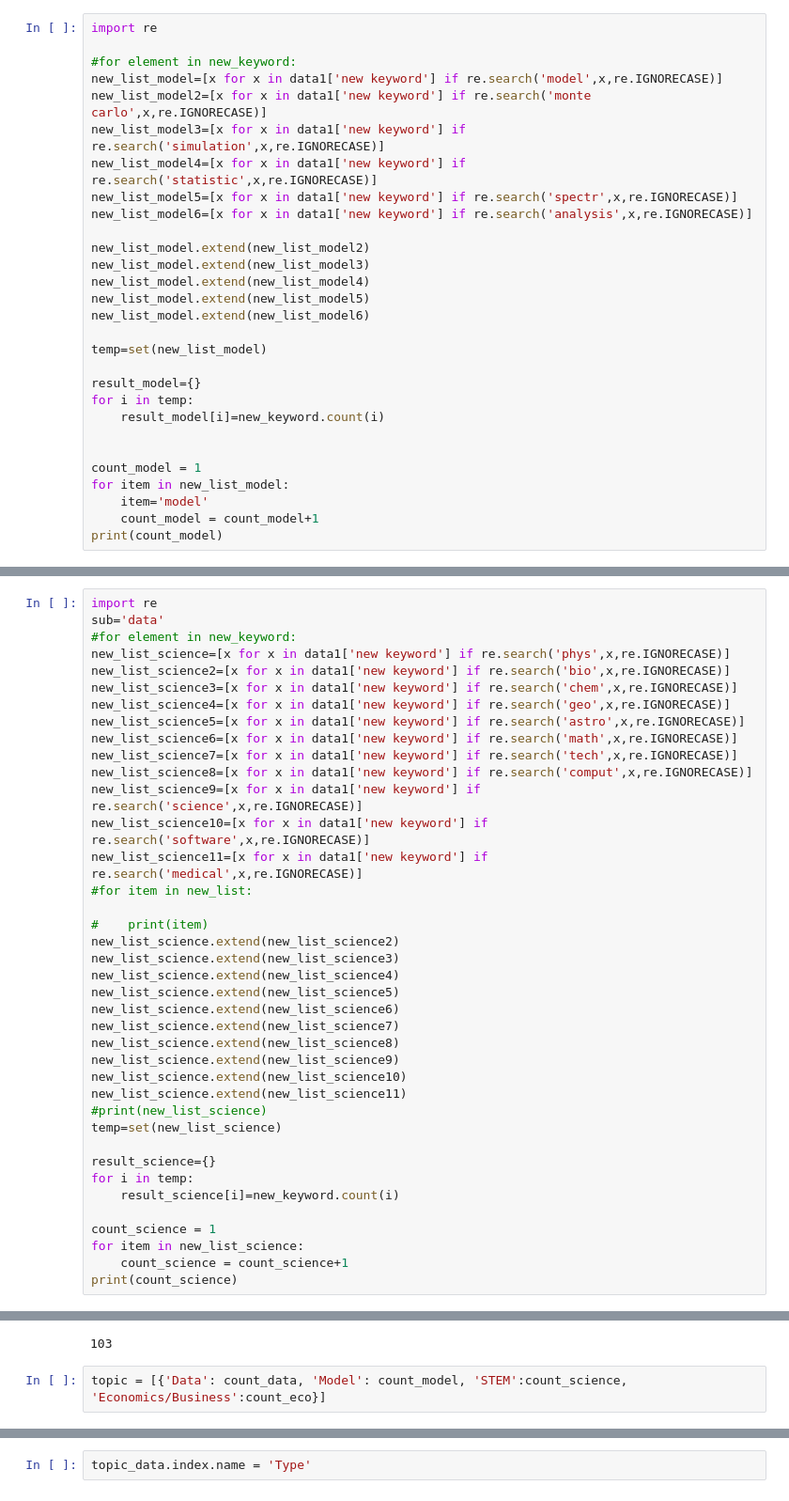
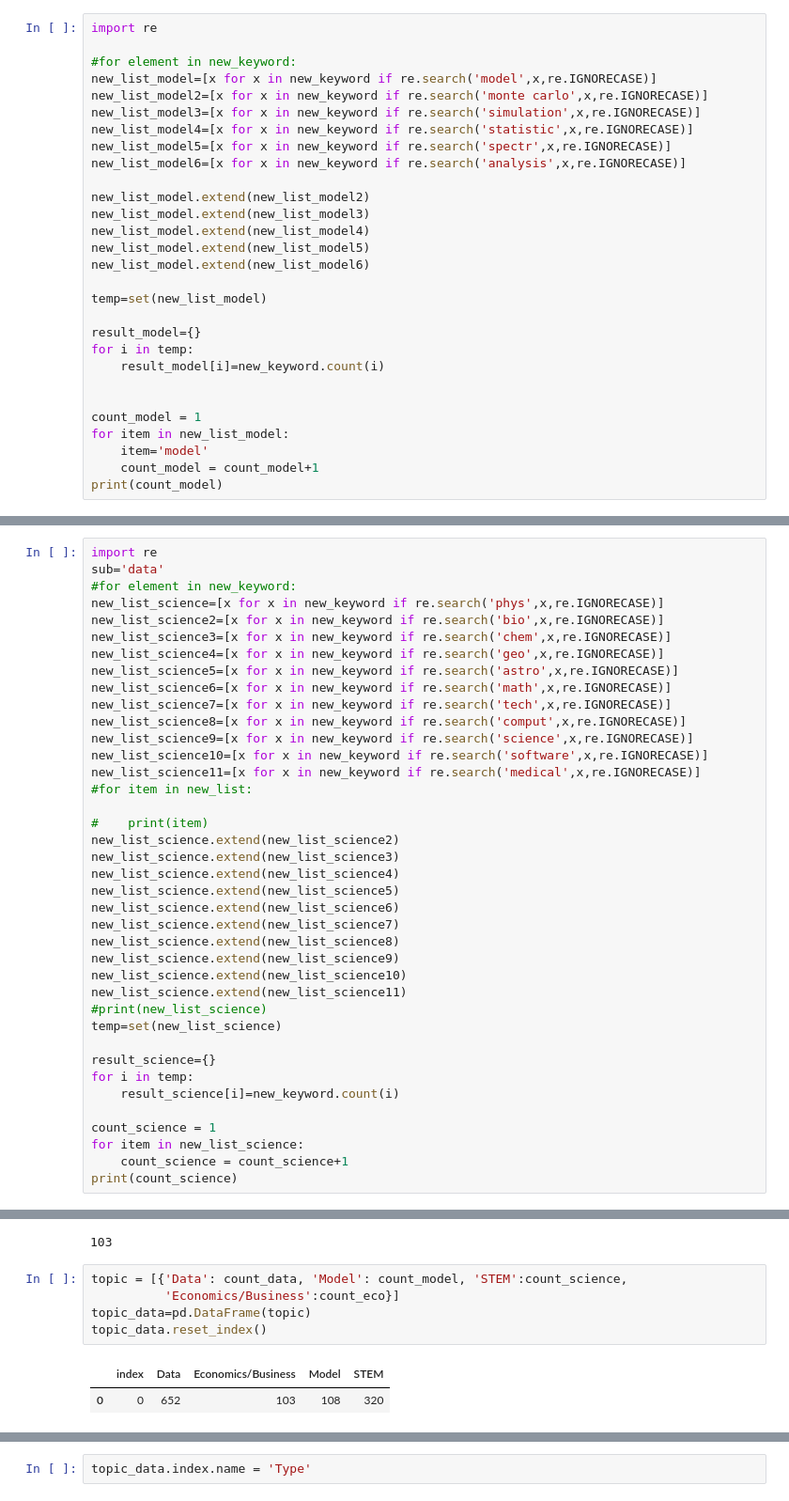
Before and after one commit to jdebreac/Web_Scraping_Project, a Jupyter notebook: journal/Data_Structure.ipynb, the cells around one changed output, grey strips where cells are left out. Shown: that part at 94% size. Cells and saved outputs as stored; diff of their text form.

```diff
--- a/journal/Data_Structure.ipynb
+++ b/journal/Data_Structure.ipynb
@@ -395,12 +490,12 @@ print(count_data)
 import re
 
 #for element in new_keyword:
-new_list_model=[x for x in data1['new keyword'] if re.search('model',x,re.IGNORECASE)]
-new_list_model2=[x for x in data1['new keyword'] if re.search('monte carlo',x,re.IGNORECASE)]
-new_list_model3=[x for x in data1['new keyword'] if re.search('simulation',x,re.IGNORECASE)]
-new_list_model4=[x for x in data1['new keyword'] if re.search('statistic',x,re.IGNORECASE)]
-new_list_model5=[x for x in data1['new keyword'] if re.search('spectr',x,re.IGNORECASE)]
-new_list_model6=[x for x in data1['new keyword'] if re.search('analysis',x,re.IGNORECASE)]
+new_list_model=[x for x in new_keyword if re.search('model',x,re.IGNORECASE)]
+new_list_model2=[x for x in new_keyword if re.search('monte carlo',x,re.IGNORECASE)]
+new_list_model3=[x for x in new_keyword if re.search('simulation',x,re.IGNORECASE)]
+new_list_model4=[x for x in new_keyword if re.search('statistic',x,re.IGNORECASE)]
+new_list_model5=[x for x in new_keyword if re.search('spectr',x,re.IGNORECASE)]
+new_list_model6=[x for x in new_keyword if re.search('analysis',x,re.IGNORECASE)]
 
 new_list_model.extend(new_list_model2)
 new_list_model.extend(new_list_model3)
@@ -426,17 +521,17 @@ print(count_model)
 import re
 sub='data'
 #for element in new_keyword:
-new_list_science=[x for x in data1['new keyword'] if re.search('phys',x,re.IGNORECASE)]
-new_list_science2=[x for x in data1['new keyword'] if re.search('bio',x,re.IGNORECASE)]
-new_list_science3=[x for x in data1['new keyword'] if re.search('chem',x,re.IGNORECASE)]
-new_list_science4=[x for x in data1['new keyword'] if re.search('geo',x,re.IGNORECASE)]
-new_list_science5=[x for x in data1['new keyword'] if re.search('astro',x,re.IGNORECASE)]
-new_list_science6=[x for x in data1['new keyword'] if re.search('math',x,re.IGNORECASE)]
-new_list_science7=[x for x in data1['new keyword'] if re.search('tech',x,re.IGNORECASE)]
-new_list_science8=[x for x in data1['new keyword'] if re.search('comput',x,re.IGNORECASE)]
-new_list_science9=[x for x in data1['new keyword'] if re.search('science',x,re.IGNORECASE)]
-new_list_science10=[x for x in data1['new keyword'] if re.search('software',x,re.IGNORECASE)]
-new_list_science11=[x for x in data1['new keyword'] if re.search('medical',x,re.IGNORECASE)]
+new_list_science=[x for x in new_keyword if re.search('phys',x,re.IGNORECASE)]
+new_list_science2=[x for x in new_keyword if re.search('bio',x,re.IGNORECASE)]
+new_list_science3=[x for x in new_keyword if re.search('chem',x,re.IGNORECASE)]
+new_list_science4=[x for x in new_keyword if re.search('geo',x,re.IGNORECASE)]
+new_list_science5=[x for x in new_keyword if re.search('astro',x,re.IGNORECASE)]
+new_list_science6=[x for x in new_keyword if re.search('math',x,re.IGNORECASE)]
+new_list_science7=[x for x in new_keyword if re.search('tech',x,re.IGNORECASE)]
+new_list_science8=[x for x in new_keyword if re.search('comput',x,re.IGNORECASE)]
+new_list_science9=[x for x in new_keyword if re.search('science',x,re.IGNORECASE)]
+new_list_science10=[x for x in new_keyword if re.search('software',x,re.IGNORECASE)]
+new_list_science11=[x for x in new_keyword if re.search('medical',x,re.IGNORECASE)]
 #for item in new_list:
 
 #    print(item)
@@ -500,4 +595,10 @@ print(count_eco)
 # %% [output]
 103
 # %%
-topic = [{'Data': count_data, 'Model': count_model, 'STEM':count_science, 'Economics/Business':count_eco}]
+topic = [{'Data': count_data, 'Model': count_model, 'STEM':count_science,
+          'Economics/Business':count_eco}]
+topic_data=pd.DataFrame(topic)
+topic_data.reset_index()
+# %% [output]
+|  | index | Data | Economics/Business | Model | STEM |
+| 0 | 0 | 652 | 103 | 108 | 320 |
```
Also changed, not shown: parts of 9 cells of this notebook, 9 other files.
